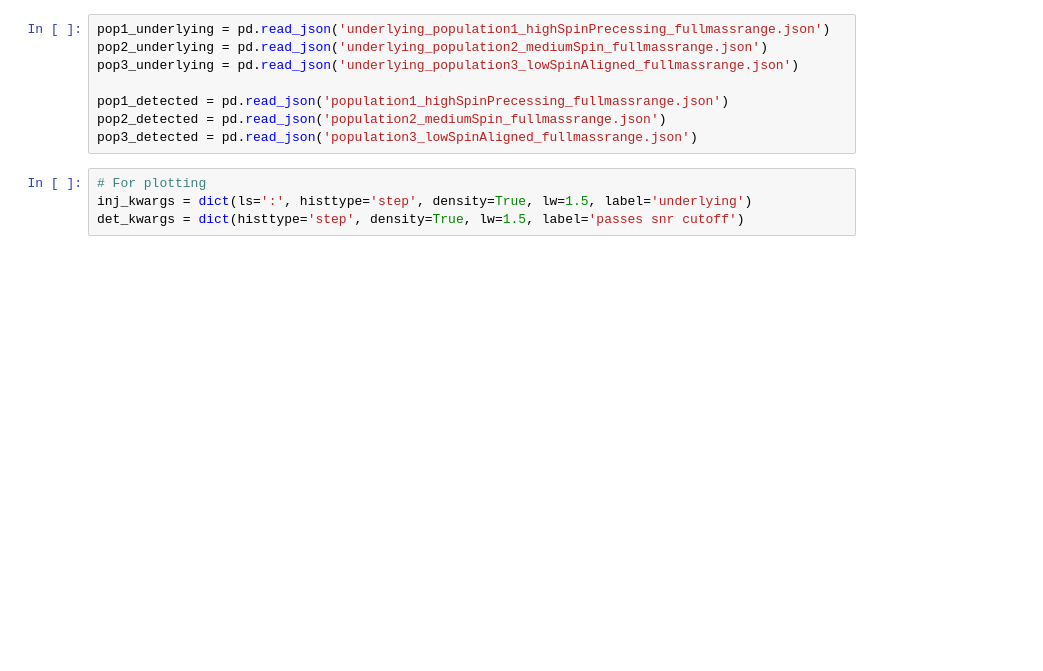
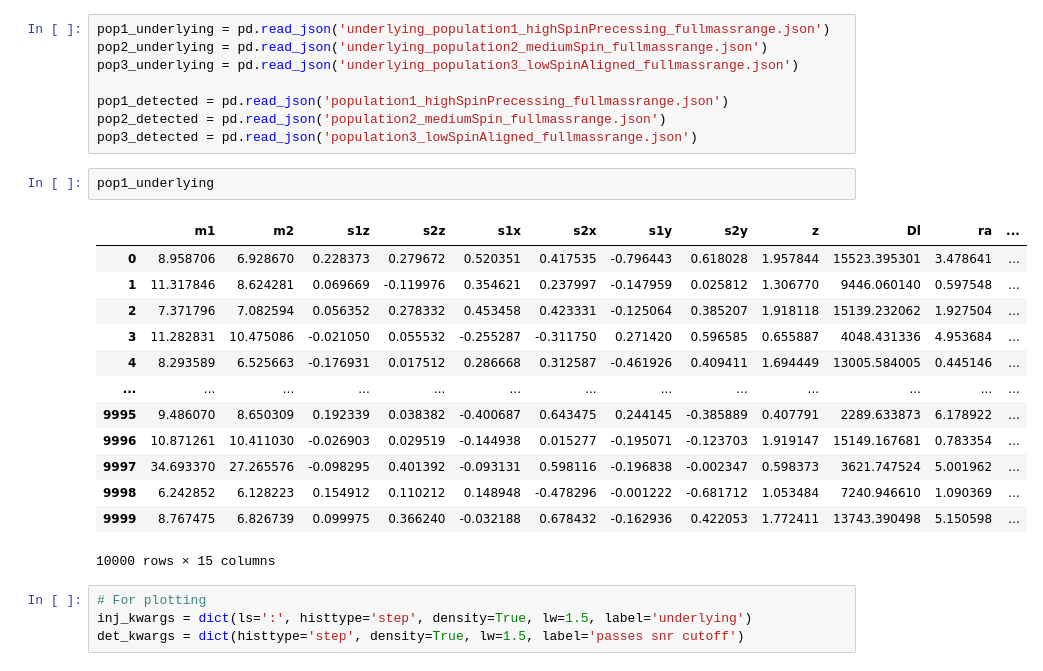
Before and after one commit to simonajmiller/measuring-bbh-component-spin, a Jupyter notebook: Data/InjectedPopulationParameters/view_populations.ipynb, the cells around one changed output. Drawn from its saved outputs; the diff is of its cells as text; blank space fills up the shorter version.

```diff
--- a/Data/InjectedPopulationParameters/view_populations.ipynb
+++ b/Data/InjectedPopulationParameters/view_populations.ipynb
@@ -35,6 +35,22 @@ pop3_underlying = pd.read_json('underlying_population3_lowSpinAligned_fullmassra
 pop1_detected = pd.read_json('population1_highSpinPrecessing_fullmassrange.json')
 pop2_detected = pd.read_json('population2_mediumSpin_fullmassrange.json')
 pop3_detected = pd.read_json('population3_lowSpinAligned_fullmassrange.json')
+# %%
+pop1_underlying
+# %% [output]
+|  | m1 | m2 | s1z | s2z | s1x | s2x | s1y | s2y | z | Dl | ra | ... |
+| 0 | 8.958706 | 6.928670 | 0.228373 | 0.279672 | 0.520351 | 0.417535 | -0.796443 | 0.618028 | 1.957844 | 15523.395301 | 3.478641 | ... |
+| 1 | 11.317846 | 8.624281 | 0.069669 | -0.119976 | 0.354621 | 0.237997 | -0.147959 | 0.025812 | 1.306770 | 9446.060140 | 0.597548 | ... |
+| 2 | 7.371796 | 7.082594 | 0.056352 | 0.278332 | 0.453458 | 0.423331 | -0.125064 | 0.385207 | 1.918118 | 15139.232062 | 1.927504 | ... |
+| 3 | 11.282831 | 10.475086 | -0.021050 | 0.055532 | -0.255287 | -0.311750 | 0.271420 | 0.596585 | 0.655887 | 4048.431336 | 4.953684 | ... |
+| 4 | 8.293589 | 6.525663 | -0.176931 | 0.017512 | 0.286668 | 0.312587 | -0.461926 | 0.409411 | 1.694449 | 13005.584005 | 0.445146 | ... |
+| ... | ... | ... | ... | ... | ... | ... | ... | ... | ... | ... | ... | ... |
+| 9995 | 9.486070 | 8.650309 | 0.192339 | 0.038382 | -0.400687 | 0.643475 | 0.244145 | -0.385889 | 0.407791 | 2289.633873 | 6.178922 | ... |
+| 9996 | 10.871261 | 10.411030 | -0.026903 | 0.029519 | -0.144938 | 0.015277 | -0.195071 | -0.123703 | 1.919147 | 15149.167681 | 0.783354 | ... |
+| 9997 | 34.693370 | 27.265576 | -0.098295 | 0.401392 | -0.093131 | 0.598116 | -0.196838 | -0.002347 | 0.598373 | 3621.747524 | 5.001962 | ... |
+| 9998 | 6.242852 | 6.128223 | 0.154912 | 0.110212 | 0.148948 | -0.478296 | -0.001222 | -0.681712 | 1.053484 | 7240.946610 | 1.090369 | ... |
+| 9999 | 8.767475 | 6.826739 | 0.099975 | 0.366240 | -0.032188 | 0.678432 | -0.162936 | 0.422053 | 1.772411 | 13743.390498 | 5.150598 | ... |
+10000 rows × 15 columns
 # %%
 # For plotting
 inj_kwargs = dict(ls=':', histtype='step', density=True, lw=1.5, label='underlying')
```
Also changed, not shown: parts of 8 cells of this notebook, 6 other files.
